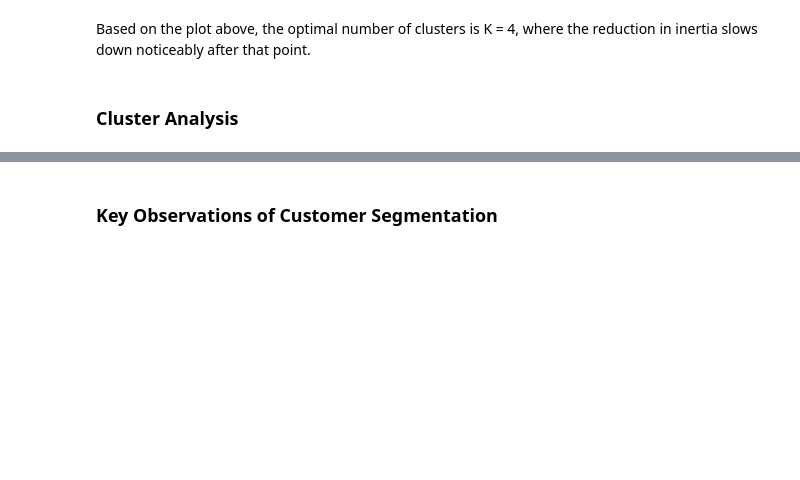
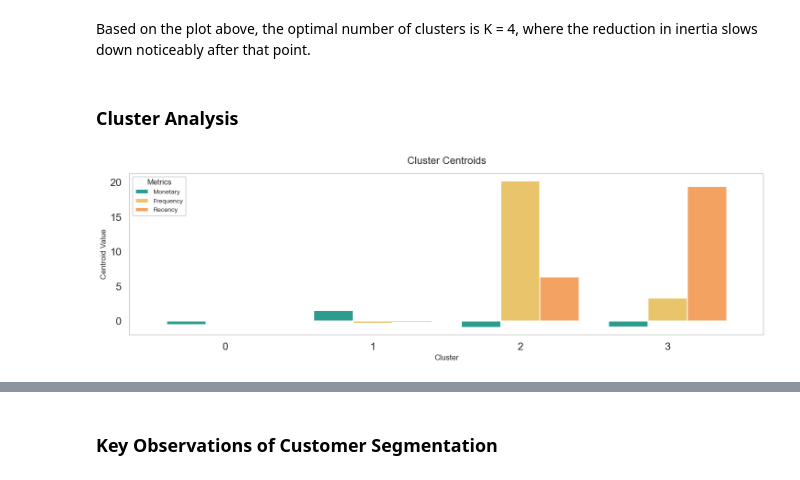
Before and after one commit to serlinaea/Sales-Analysis-and-Segmentation, a Jupyter notebook: online_retail.ipynb, the cells around one changed output, grey strips where cells are left out. Cells and saved outputs as stored; diff of their text form; code cells hidden in the pictures; blank space fills up the shorter version.

```diff
--- a/online_retail.ipynb
+++ b/online_retail.ipynb
@@ -252,37 +380,41 @@ rfm['Cluster'] = kmeans.fit_predict(rfm_normalized)
 ### Cluster Analysis
 # %%
 var = ['Monetary', 'Frequency', 'Recency']
+centroids = pd.DataFrame(kmeans.cluster_centers_, columns=var)
+
 fig, ax = plt.subplots(figsize=(15, 5))
 
 centroids.plot(
     kind='bar',
     ax=ax,
     color=custom_palette,
     width=0.8
 )
 
 ax.grid(False)
 
 ax.set_title('Cluster Centroids', fontsize=16, pad=15)
 ax.set_ylabel('Centroid Value', fontsize=12)
 ax.set_xlabel('Cluster', fontsize=12)
 
 ax.set_xticklabels(centroids.index, rotation=0)
 
 for spine in ax.spines.values():
     spine.set_visible(True)
     spine.set_edgecolor('lightgrey')
     spine.set_linewidth(1.5)
 
 legend = ax.legend(
     title='Metrics',
     loc='upper left',
     fontsize=10,
     title_fontsize=12
 )
 
 plt.tight_layout()
 
 plt.show()
+# %% [output]
+[figure, added]
 # %%
 print(rfm['Cluster'].value_counts())
```
Also changed, not shown: parts of 24 cells of this notebook.
